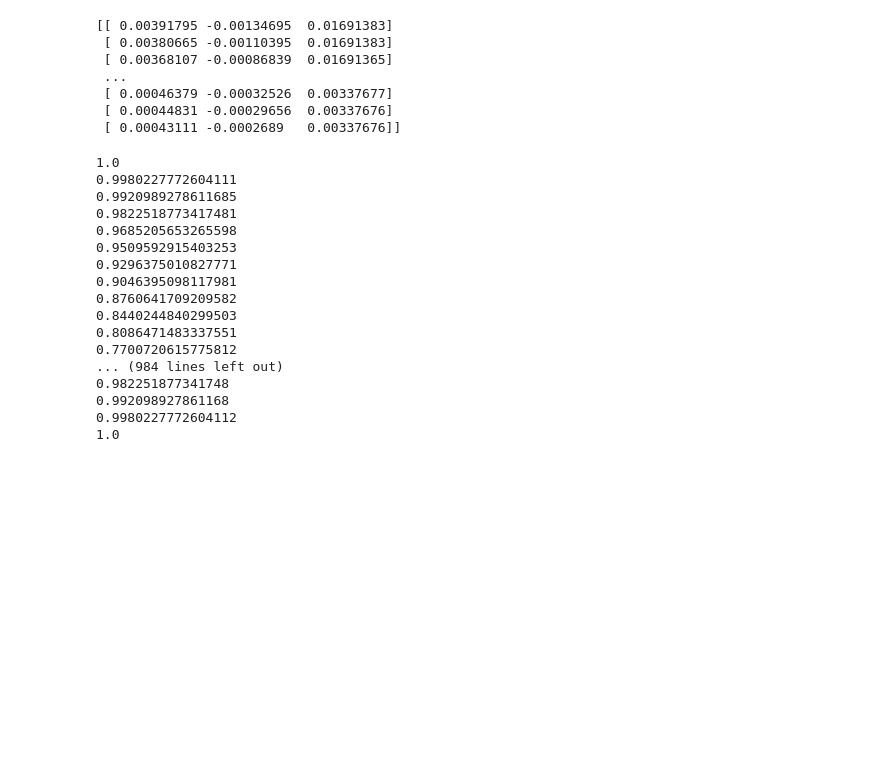
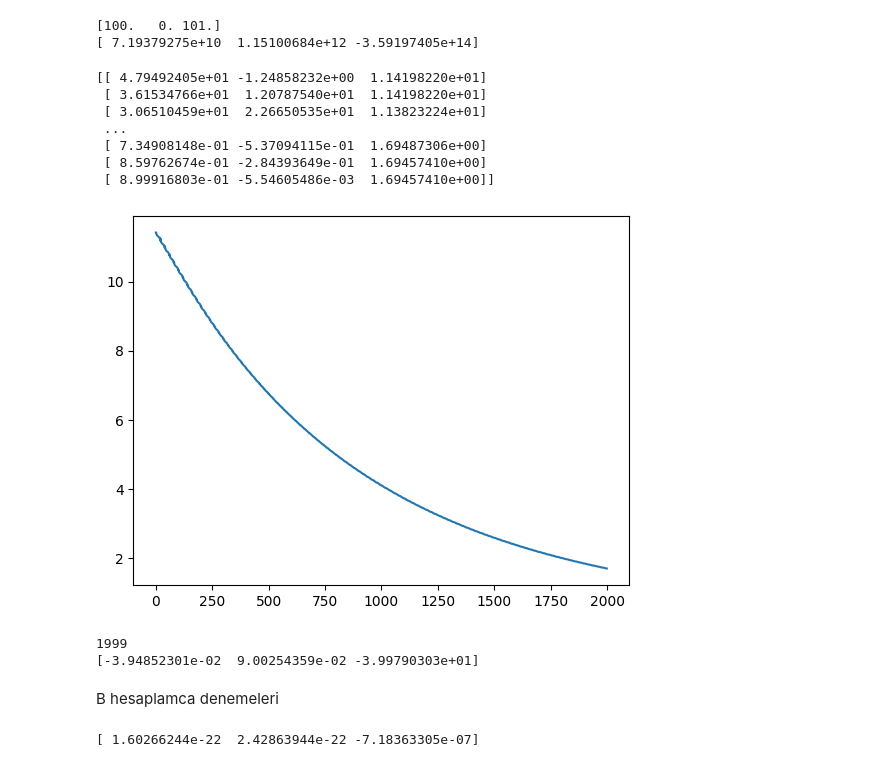
Before and after one commit to anilozrenk/btm, a Jupyter notebook: magpydeneme.ipynb, the cells around one changed output. Cells and saved outputs as stored; diff of their text form; code cells hidden in the pictures; blank space fills up the shorter version.

```diff
--- a/magpydeneme.ipynb
+++ b/magpydeneme.ipynb
@@ -40,33 +41,22 @@ Line(id=1925773937440)
+# %%
+print(coil2.vertices[0])
+print(coil1.getB([100,0,100]))
+# %% [output]
+[100.   0. 101.]
+[ 7.19379275e+10  1.15100684e+12 -3.59197405e+14]
 # %%
 b_on_c2 = coil1.getB(coil2.vertices)
-
-print(b_on_c2)
-# %% [output]
-[[ 0.00391795 -0.00134695  0.01691383]
- [ 0.00380665 -0.00110395  0.01691383]
- [ 0.00368107 -0.00086839  0.01691365]
- ...
- [ 0.00046379 -0.00032526  0.00337677]
- [ 0.00044831 -0.00029656  0.00337676]
- [ 0.00043111 -0.0002689   0.00337676]]
-# %%
-for idx, vert in enumerate(coil2.vertices):
-    #print(np.cross(vert[idx+2]-vert[idx],b_on_c2[idx+1]))
-# %% [output]
-1.0
-0.9980227772604111
-0.9920989278611685
-0.9822518773417481
-0.9685205653265598
-0.9509592915403253
-0.9296375010827771
-0.9046395098117981
-0.8760641709209582
-0.8440244840299503
-0.8086471483337551
-0.7700720615775812
-... (984 lines left out)
-0.982251877341748
-0.992098927861168
-0.9980227772604112
-1.0
+# %%
+print(b_on_c2)
+
+plt.plot(range(0,len(b_on_c2[:,2])),b_on_c2[:,2])
+plt.show()
+# %% [output]
+[[ 4.79492405e+01 -1.24858232e+00  1.14198220e+01]
+ [ 3.61534766e+01  1.20787540e+01  1.14198220e+01]
+ [ 3.06510459e+01  2.26650535e+01  1.13823224e+01]
+ ...
+ [ 7.34908148e-01 -5.37094115e-01  1.69487306e+00]
+ [ 8.59762674e-01 -2.84393649e-01  1.69457410e+00]
+ [ 8.99916803e-01 -5.54605486e-03  1.69457410e+00]]
+[figure, added]
@@ -72,0 +66,12 @@ for idx, vert in enumerate(coil2.vertices):
+# %%
+lenght=len(b_on_c2)
+print(lenght)
+fTotal=0
+for idx in range(1,lenght-1):
+    fTotal+=100*np.cross( (coil2.vertices[idx+1]-coil2.vertices[idx])/1000 , b_on_c2[idx]/1000)
+print(fTotal)
+# %% [output]
+1999
+[-3.94852301e-02  9.00254359e-02 -3.99790303e+01]
+# %% [markdown]
+B hesaplamca denemeleri
@@ -72,0 +91,7 @@ for idx, vert in enumerate(coil2.vertices):
+# %%
+F=0
+for idx in range(0,len(where)-1):
+    F+=(np.cross( where[idx+1]-where[idx]  , B[idx]))
+print(F)
+# %% [output]
+[ 1.60266244e-22  2.42863944e-22 -7.18363305e-07]
```
Also changed, not shown: parts of 6 cells of this notebook, 1 other file.
